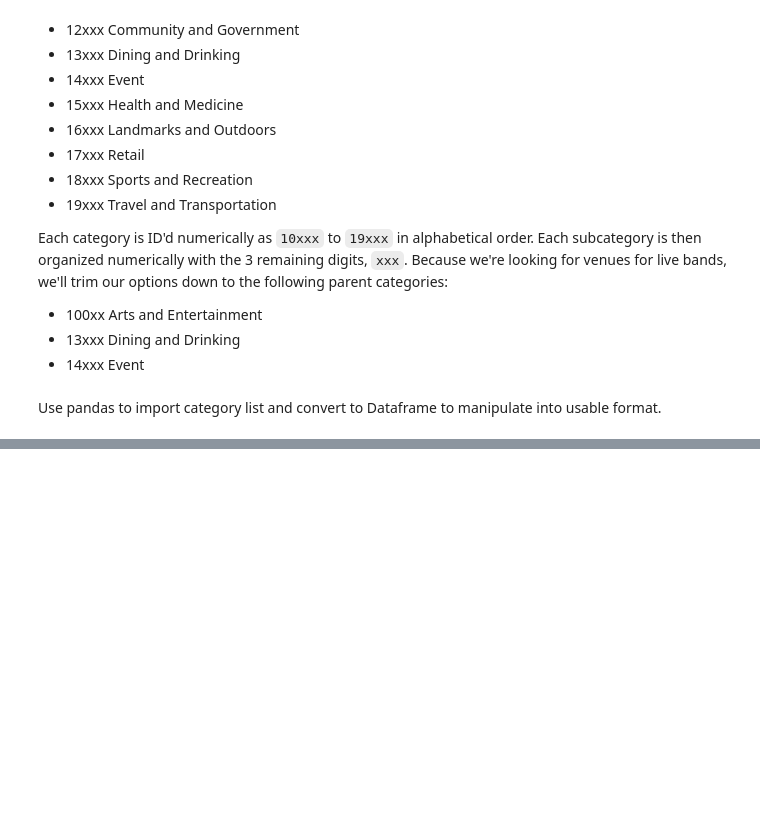
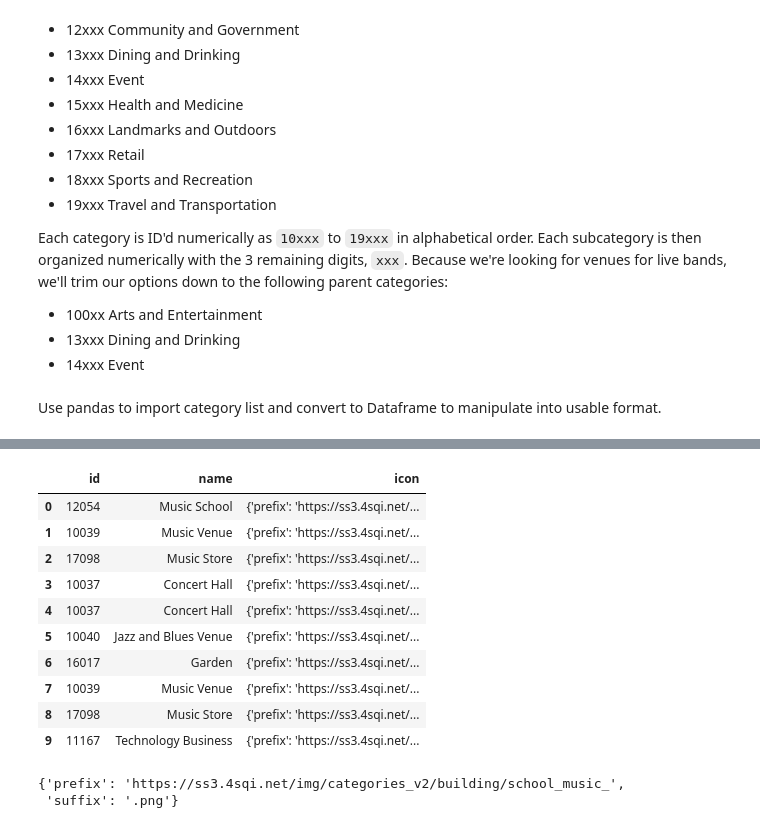
Before and after one commit to Leighson/lighthouse-data-notes-v2, a Jupyter notebook: w01_d5/notes.ipynb, the cells around one changed output, grey strips where cells are left out. Cells and saved outputs as stored; diff of their text form; code cells hidden in the pictures; blank space fills up the shorter version.

```diff
--- a/w01_d5/notes.ipynb
+++ b/w01_d5/notes.ipynb
@@ -92,12 +101,16 @@ df['Cate']
 # %%
 url = "https://api.foursquare.com/v3/places/search"
 headers = {
-  "Accept" : "application/json",
-  "Authorization" : FSQ_API_KEY}
+  "accept" : "application/json",
+  "Authorization" : FSQ_API_KEY
+}
+
 params = {
-  query=""
+  "query" : "music",
+  "near" : "Toronto"
 }
-response = requests.get(url, headers=headers)
+
+response = requests.get(url, params=params, headers=headers)
 # %%
 response.json()
 # %% [output]
@@ -107,0 +134,2 @@ response.json()
+# %%
+df = pd.DataFrame(response.json()['results'])
@@ -107,0 +150,20 @@ response.json()
+# %%
+df_categories = pd.DataFrame(category[0] for category in df['categories'])
+df_categories
+# %% [output]
+|  | id | name | icon |
+| 0 | 12054 | Music School | {'prefix': 'https://ss3.4sqi.net/... |
+| 1 | 10039 | Music Venue | {'prefix': 'https://ss3.4sqi.net/... |
+| 2 | 17098 | Music Store | {'prefix': 'https://ss3.4sqi.net/... |
+| 3 | 10037 | Concert Hall | {'prefix': 'https://ss3.4sqi.net/... |
+| 4 | 10037 | Concert Hall | {'prefix': 'https://ss3.4sqi.net/... |
+| 5 | 10040 | Jazz and Blues Venue | {'prefix': 'https://ss3.4sqi.net/... |
+| 6 | 16017 | Garden | {'prefix': 'https://ss3.4sqi.net/... |
+| 7 | 10039 | Music Venue | {'prefix': 'https://ss3.4sqi.net/... |
+| 8 | 17098 | Music Store | {'prefix': 'https://ss3.4sqi.net/... |
+| 9 | 11167 | Technology Business | {'prefix': 'https://ss3.4sqi.net/... |
+# %%
+df_categories['icon'][0]
+# %% [output]
+{'prefix': 'https://ss3.4sqi.net/img/categories_v2/building/school_music_',
+ 'suffix': '.png'}
```
Also changed, not shown: parts of 10 cells of this notebook.
